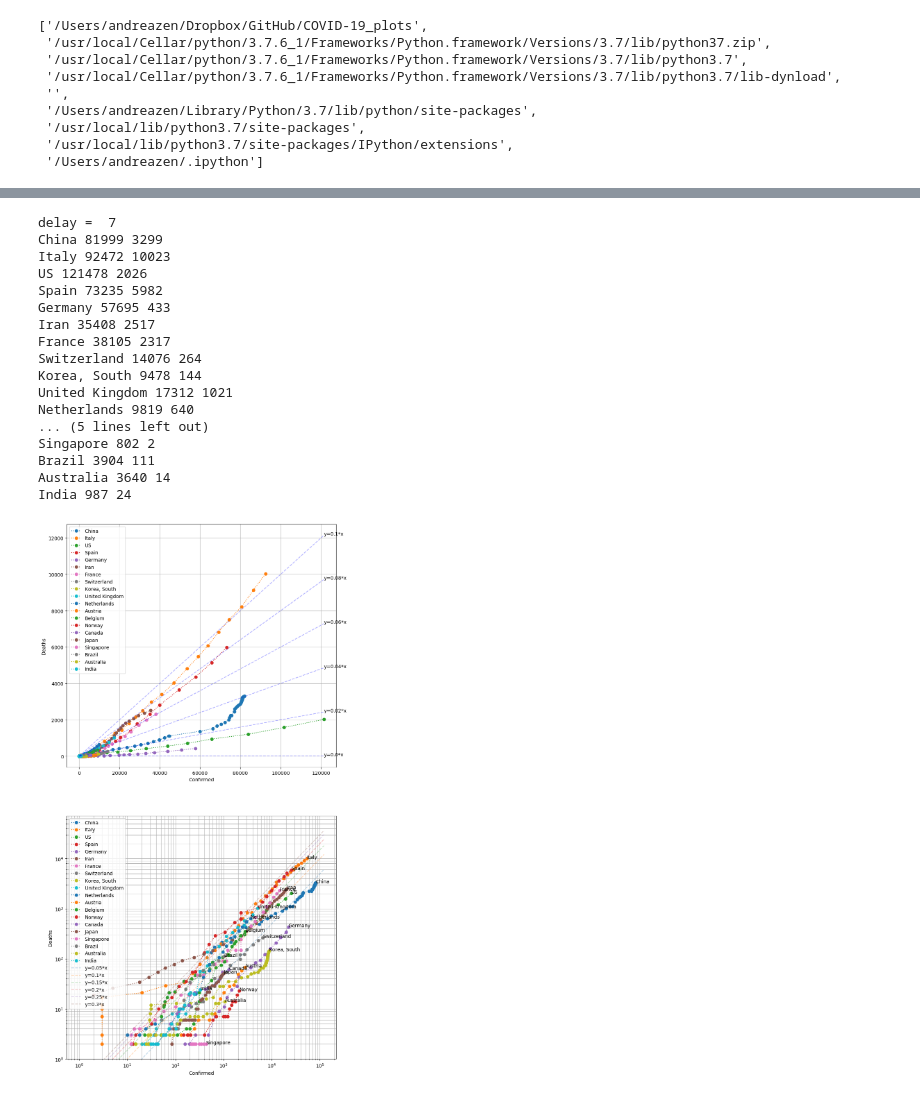
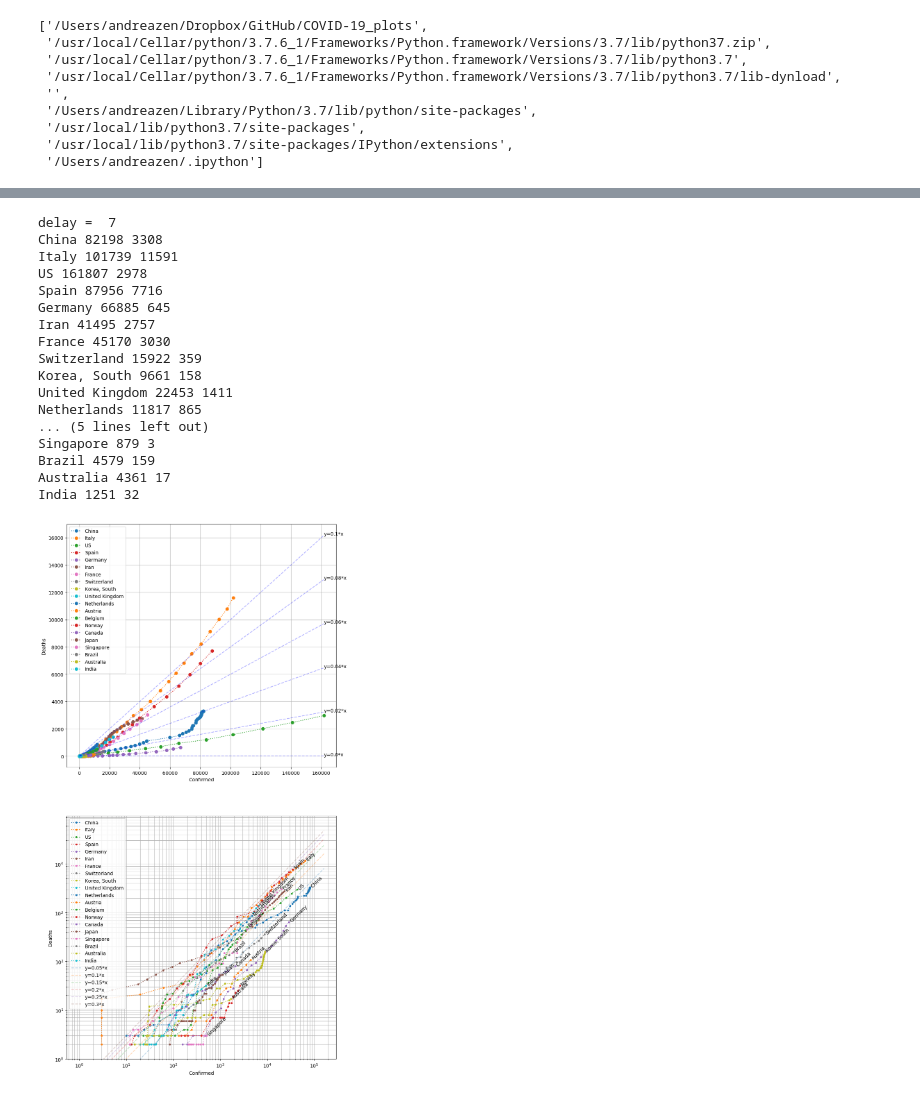
Before and after one commit to zenandrea/COVID-19_plots, a Jupyter notebook: plot_world.ipynb, the cells around one changed output, grey strips where cells are left out. Cells and saved outputs as stored; diff of their text form; code cells hidden in the pictures.

```diff
--- a/plot_world.ipynb
+++ b/plot_world.ipynb
@@ -297,58 +298,58 @@ for name in lista:
     ii = np.logical_and( xn>1 , yn>1 )
     #print( len(xn[ii]) , len(yn[ii]) )
     ax[1].plot( xn[ii] , yn[ii],
-             marker = 'o',
+             marker = '.',
              linestyle = ':',
              label = name )
     ax[1].set_xlabel('Confirmed')
     ax[1].set_ylabel('Deaths')
-    ax[1].annotate( name, (xn[-1],yn[-1]), rotation=0 )
+    ax[1].annotate( name, (xn[-1],yn[-1]), rotation=45 )
 
 xlin = np.linspace( xmin, xmax )
 for an in range(6):
     a = 0.02*an
     ax[0].plot( xlin, a*xlin, 'b--', alpha=0.3, label='' )
     ax[0].annotate('y={}*x'.format(a), (xmax,a*xmax) )
 
 xlin = np.linspace( 1, xmax )
 for an in range(1,7):
     a = 0.05*an
     ax[1].plot( xlin, a*xlin, '--', alpha=0.3, label='y={:3.2}*x'.format(a) )
     #ax[1].annotate('y={:3.2}*x'.format(a), (100, a*100), rotation=45 )
 
 start = 5; step = 7
 for i in range(2):
     #ax[i].set_xlim( 0, xt.max()+1)
     #ax[i].set_xticks(x[start::step])
     #ax[i].set_xticklabels(fxticks[start::step])
     #ax[i].set_xticklabels([])
     #ax[i].set_xticks(xticks, minor=True)
     ax[i].grid(True, 'both')
     ax[i].legend(loc='best')
     #ax[i].set_xlim(right=1e4)
     #ax[i].set_ylim(top=1e4)
 
 ax[1].set_xscale('log')
 ax[1].set_yscale('log')
 ax[i].set_ylim(1)
 
 plt.savefig('plot_world_scatter.png')
 # %% [output]
 delay =  7
-China 81999 3299
-Italy 92472 10023
-US 121478 2026
-Spain 73235 5982
-Germany 57695 433
-Iran 35408 2517
-France 38105 2317
-Switzerland 14076 264
-Korea, South 9478 144
-United Kingdom 17312 1021
-Netherlands 9819 640
+China 82198 3308
+Italy 101739 11591
+US 161807 2978
+Spain 87956 7716
+Germany 66885 645
+Iran 41495 2757
+France 45170 3030
+Switzerland 15922 359
+Korea, South 9661 158
+United Kingdom 22453 1411
+Netherlands 11817 865
 ... (5 lines left out)
-Singapore 802 2
-Brazil 3904 111
-Australia 3640 14
-India 987 24
+Singapore 879 3
+Brazil 4579 159
+Australia 4361 17
+India 1251 32
-[figure, old version]
+[figure, new version]
```
Also changed, not shown: parts of 10 cells of this notebook, 5 other files.
